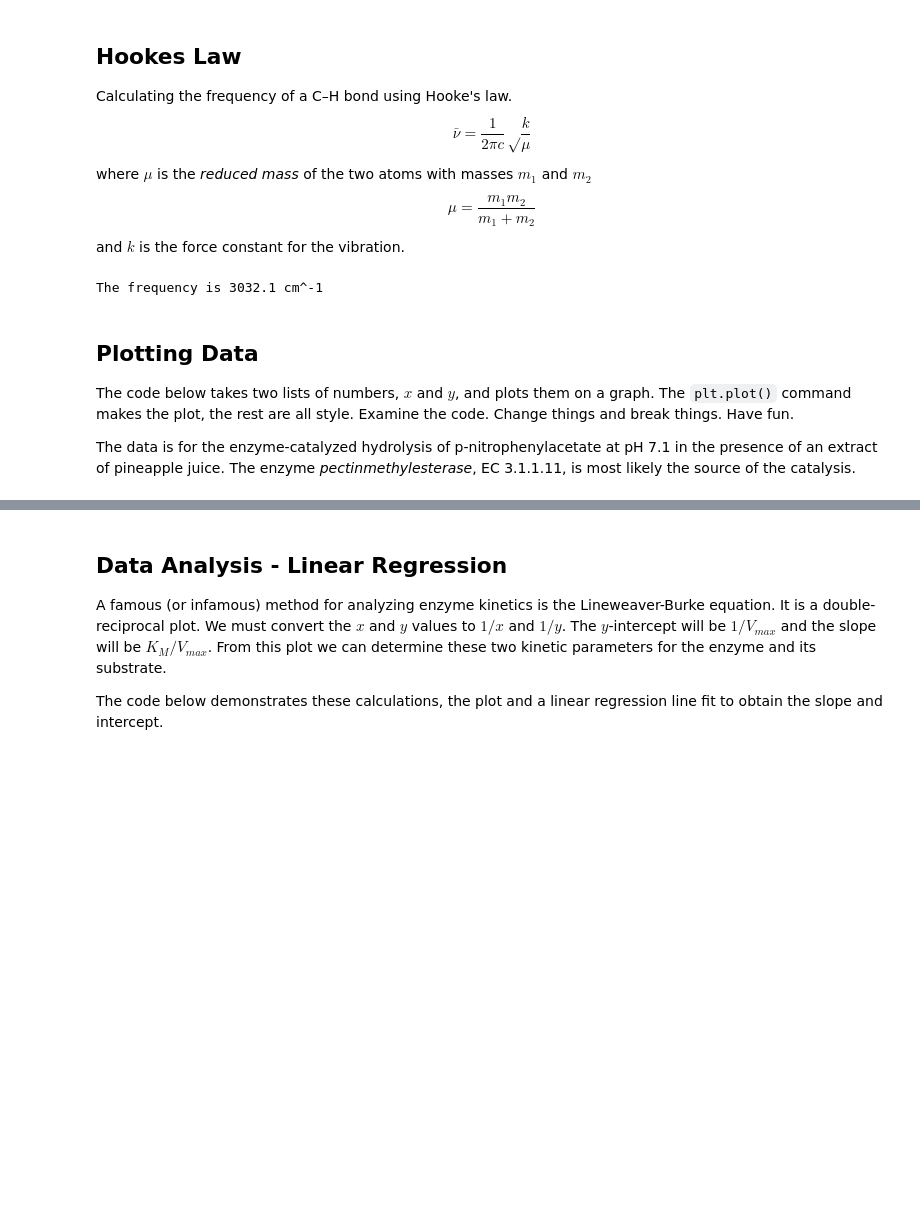
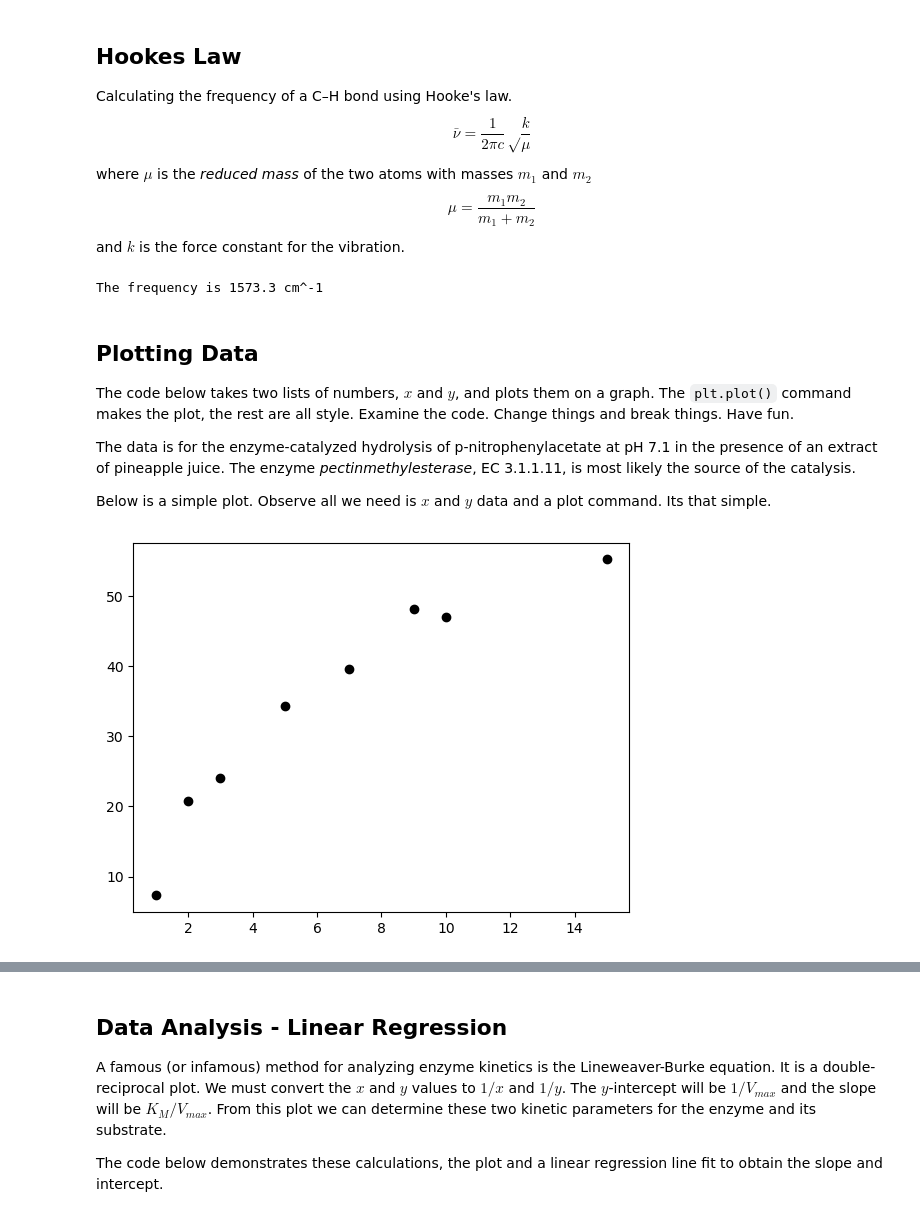
Before and after one commit to blinkletter/PythonPresentation, a Jupyter notebook: 01_PlotBasics.ipynb, the cells around one changed output, grey strips where cells are left out. Drawn from its saved outputs; the diff is of its cells as text; code cells hidden in the pictures; blank space fills up the shorter version.

```diff
--- a/01_PlotBasics.ipynb
+++ b/01_PlotBasics.ipynb
@@ -17,9 +17,9 @@ Calculating the frequency of a C–H bond using Hooke's law. $$\bar{\nu} = \frac
 import scipy.constants as spc   # predefined constant library
 import numpy as np              # math tools
 
-k = 5E5  # 5x10^5 dynes/cm -- the force constant of a C-H bond stretch
+k = 2*5E5  # 5x10^5 dynes/cm -- the force constant of a C-H bond stretch
 m1 = 12 / spc.Avogadro   # mass of an individual carbon atom
-m2 = 1 / spc.Avogadro    # mass of an individual hydrogen atom
+m2 = 12 / spc.Avogadro    # mass of an individual hydrogen atom
 
 c = spc.c * 100          # convert m.s-1 to cm.s-1
 pi = spc.pi              #
@@ -29,13 +29,23 @@ v = 1 / (2*pi*c) * np.sqrt(k/u)   # Hooke's law
 
 print(f"The frequency is {v:0.1f} cm^-1")
 # %% [output]
-The frequency is 3032.1 cm^-1
+The frequency is 1573.3 cm^-1
 # %% [markdown]
 ## Plotting Data
 
 The code below takes two lists of numbers, $x$ and $y$, and plots them on a graph. The `plt.plot()` command makes the plot, the rest are all style. Examine the code. Change things and break things. Have fun.
 
 The data is for the enzyme-catalyzed hydrolysis of p-nitrophenylacetate at pH 7.1 in the presence of an extract of pineapple juice. The enzyme *pectinmethylesterase*, EC 3.1.1.11, is most likely the source of the catalysis.
+
+Below is a simple plot. Observe all we need is $x$ and $y$ data and a plot command. Its that simple.
+# %%
+import matplotlib.pyplot as plt    # plotting tools
+conc = [1,  2,  3,  5,  7,  9, 10, 15]                  # units are mM
+rate = [7.3, 20.7, 24.1, 34.3, 39.6, 48.2, 47.0, 55.2]  # units are uM/min
+plt.plot(conc, rate, "ko")          # plot the data as black "k" points "o"
+plt.show()
+# %% [output]
+[figure, added]
 # %%
 ### Setup environment for Google Colab
 
```
Also changed, not shown: parts of 4 cells of this notebook, 9 other files.
